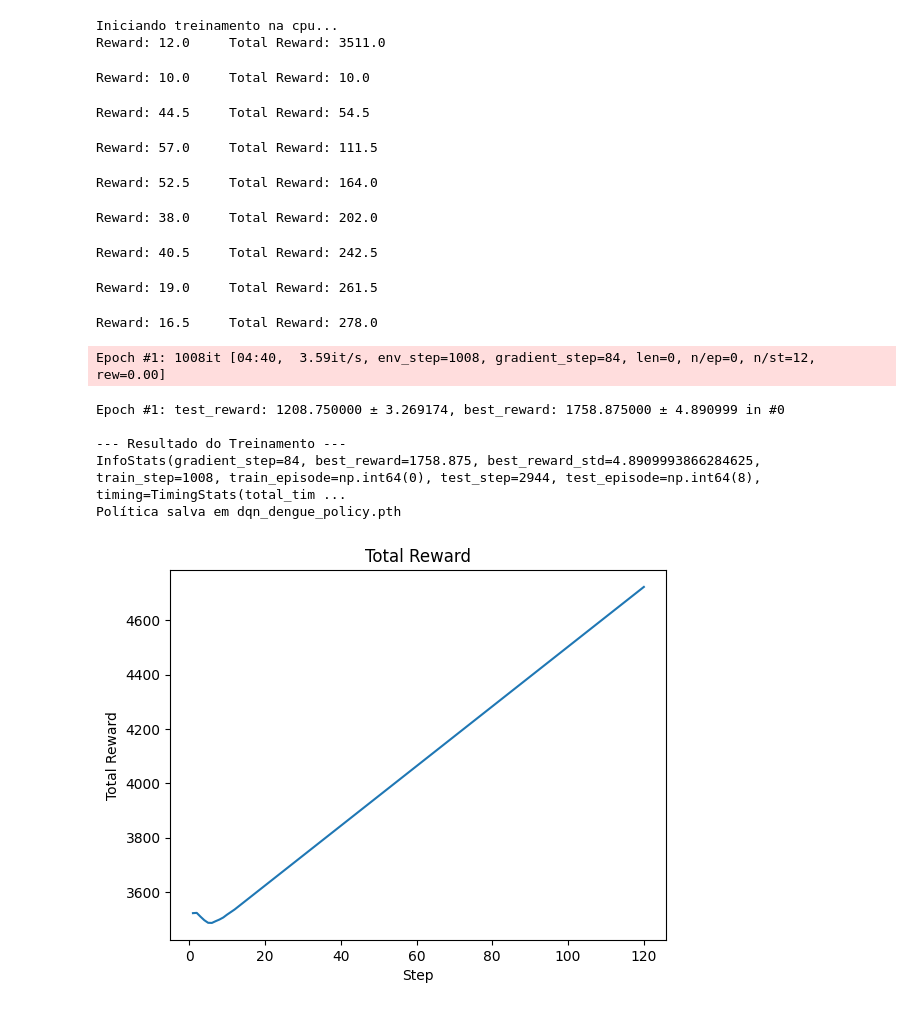
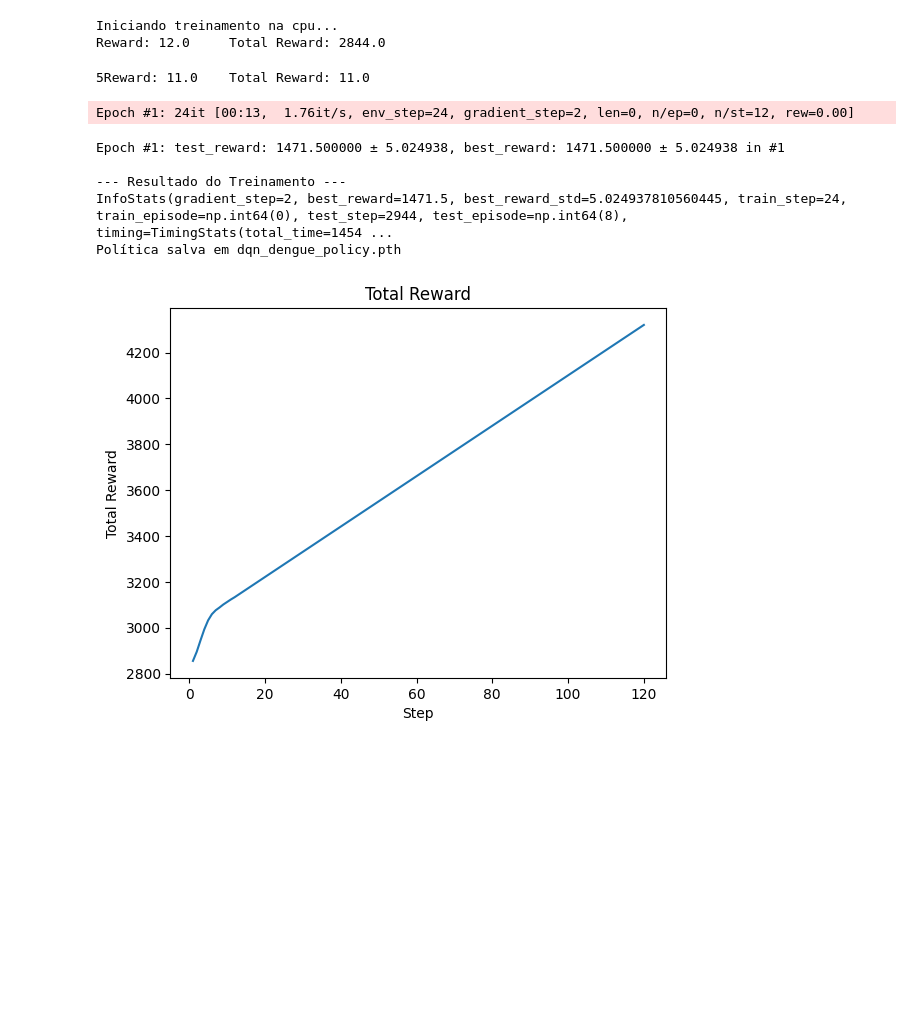
Before and after one commit to fccoelho/Dengue_Diagnostics, a Jupyter notebook: agents/deepq/files/test_train.ipynb, the cells around one changed output. Drawn from its saved outputs; the diff is of its cells as text; code cells hidden in the pictures; blank space fills up the shorter version.

```diff
--- a/agents/deepq/files/test_train.ipynb
+++ b/agents/deepq/files/test_train.ipynb
@@ -17,13 +17,13 @@ N_STEP = 3
 TARGET_UPDATE_FREQ = 500
 EPS_TRAIN_START = 1.0
 EPS_TRAIN_FINAL = 0.05
-EPS_TRAIN_DECAY = 10000
+EPS_TRAIN_DECAY = 10
 EPS_TEST = 0.01
 
 NUM_ENVS = 4
 NUM_TEST_ENVS = 4
-EPOCH = 5
-STEP_PER_EPOCH = 1000
+EPOCH = 1
+STEP_PER_EPOCH = 20
 STEP_PER_COLLECT = 10
 UPDATE_PER_STEP = 0.1
 # %%
@@ -84,48 +73,41 @@ if True:
         else:
             eps = EPS_TRAIN_FINAL
         policy.set_eps(eps)
 
 
     def test_fn(epoch, env_step):
         policy.set_eps(EPS_TEST)
 
     trainer = OffpolicyTrainer(
         policy=policy,
         train_collector=train_collector,
         test_collector=test_collector,
         max_epoch=EPOCH,
         step_per_epoch=STEP_PER_EPOCH,
         step_per_collect=STEP_PER_COLLECT,
         update_per_step=UPDATE_PER_STEP,
         episode_per_test=NUM_TEST_ENVS,
         batch_size=BATCH_SIZE,
         train_fn=train_fn,
         test_fn=test_fn,
-        stop_fn=lambda mean_rewards: mean_rewards >= 1000
+        stop_fn=lambda mean_rewards: mean_rewards >= 20
     )
 
     print(f"Iniciando treinamento na {DEVICE}...")
     result = trainer.run()
     print("\n--- Resultado do Treinamento ---")
     print(result)
 
-    torch.save(policy.state_dict(), "dqn_dengue_policy.pth")
+    torch.save(policy.state_dict(), "dqn_dengue_policy2.pth")
     print("Política salva em dqn_dengue_policy.pth")
 # %% [output]
 Iniciando treinamento na cpu...
-Reward: 12.0     Total Reward: 3511.0
+Reward: 12.0     Total Reward: 2844.0
-Reward: 10.0     Total Reward: 10.0
+5Reward: 11.0    Total Reward: 11.0
-Reward: 44.5     Total Reward: 54.5
+Epoch #1: 24it [00:13,  1.76it/s, env_step=24, gradient_step=2, len=0, n/ep=0, n/st=12, rew=0.00]
-Reward: 57.0     Total Reward: 111.5
+Epoch #1: test_reward: 1471.500000 ± 5.024938, best_reward: 1471.500000 ± 5.024938 in #1
+
+--- Resultado do Treinamento ---
+InfoStats(gradient_step=2, best_reward=1471.5, best_reward_std=5.024937810560445, train_step=24, train_episode=np.int64(0), test_step=2944, test_episode=np.int64(8), timing=TimingStats(total_time=1454 ...
+Política salva em dqn_dengue_policy.pth
-Reward: 52.5     Total Reward: 164.0
-Reward: 38.0     Total Reward: 202.0
-Reward: 40.5     Total Reward: 242.5
-Reward: 19.0     Total Reward: 261.5
-Reward: 16.5     Total Reward: 278.0
-Epoch #1: 1008it [04:40,  3.59it/s, env_step=1008, gradient_step=84, len=0, n/ep=0, n/st=12, rew=0.00]
-Epoch #1: test_reward: 1208.750000 ± 3.269174, best_reward: 1758.875000 ± 4.890999 in #0
-
---- Resultado do Treinamento ---
-InfoStats(gradient_step=84, best_reward=1758.875, best_reward_std=4.8909993866284625, train_step=1008, train_episode=np.int64(0), test_step=2944, test_episode=np.int64(8), timing=TimingStats(total_tim ...
-Política salva em dqn_dengue_policy.pth
-[figure, old version]
+[figure, new version]
```
Also changed, not shown: parts of 1 cell of this notebook, 4 other files.
